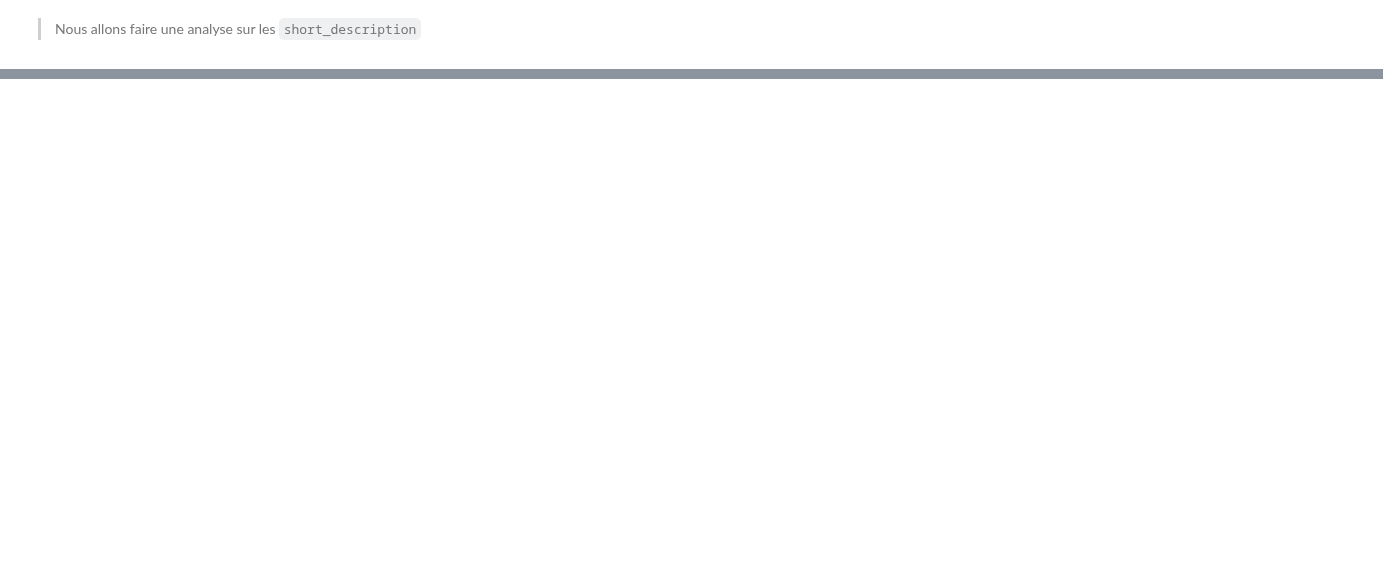
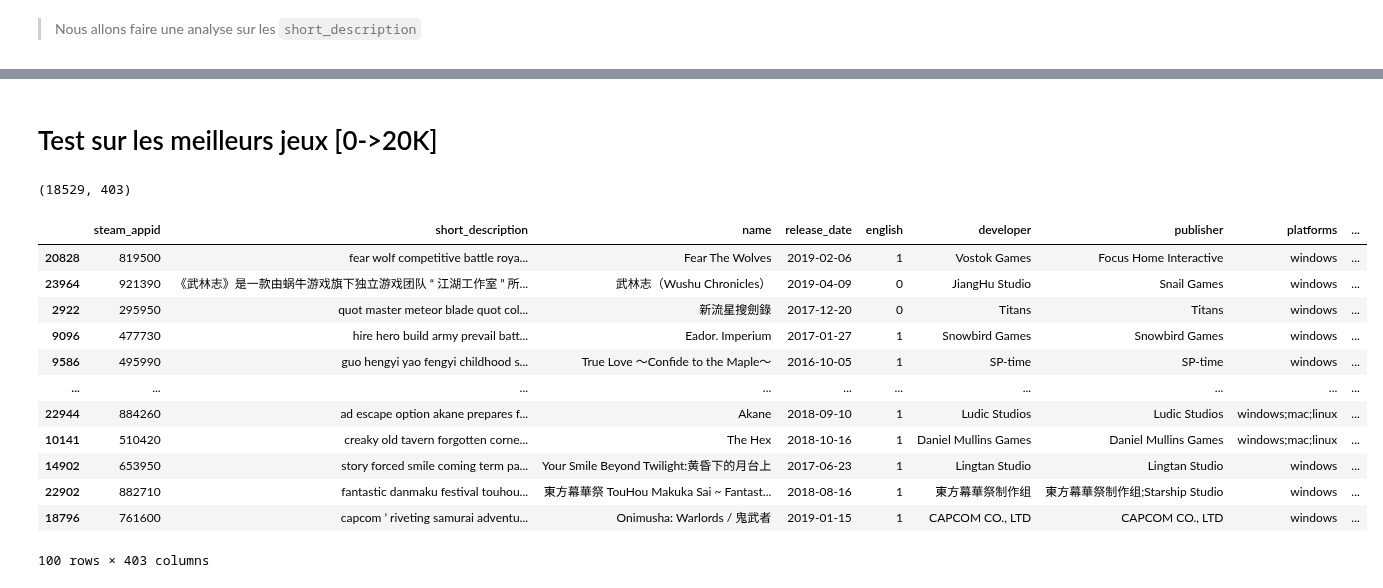
Before and after one commit to Rvanelven/steamator, a Jupyter notebook: notebooks/nathan_#39_nlp_short_descriptions.ipynb, the cells around one changed output, grey strips where cells are left out. Saved outputs shown, nothing was run; the diff lists cells and outputs as text; code cells hidden in the pictures; blank space fills up the shorter version.

```diff
--- a/notebooks/nathan_#39_nlp_short_descriptions.ipynb
+++ b/notebooks/nathan_#39_nlp_short_descriptions.ipynb
@@ -165,0 +151,16 @@ one popular online action game time team fortress classic feature nine character
+# %%
+# suppression des stopwords
+from nltk.corpus import stopwords
+from nltk.tokenize import word_tokenize
+
+def remove_stop_words(text):
+    stop_words = set(stopwords.words('english'))
+
+    word_tokens = word_tokenize(text)
+
+    text = [w for w in word_tokens if not w in stop_words]
+
+    return text
+
+df_full['short_description'] = df_full['short_description'].apply(remove_stop_words)
+df_full['short_description'].head()
@@ -165,0 +174,15 @@ one popular online action game time team fortress classic feature nine character
+# %%
+# lemmatizer
+from nltk.stem import WordNetLemmatizer
+
+def lemmatize(text):
+    lemmatizer = WordNetLemmatizer()
+
+    lemmatized = ' '.join(lemmatizer.lemmatize(word) for word in text)
+
+    text = lemmatized
+
+    return text
+
+df_full['short_description'] = df_full['short_description'].apply(lemmatize)
+df_full['short_description'].head()
@@ -165,0 +262,29 @@ one popular online action game time team fortress classic feature nine character
+# %% [markdown]
+# Test sur les meilleurs jeux [0->20K]
+# %%
+# copie du dasatet complet
+df_full2 = df_full.copy()
+# %%
+# creation d'un masque pour ne travailler que sur les jeux entre 0 et 20K owner_median
+df_full2 = df_full2[df_full2["owner_median"] == 10000]
+df_full2.shape
+# %% [output]
+(18529, 403)
+# %%
+# tri par owner_median
+df_full2 = df_full2.sort_values(by="nb_review",ascending=False).head(100)
+df_full2
+# %% [output]
+|  | steam_appid | short_description | name | release_date | english | developer | publisher | platforms | ... |
+| 20828 | 819500 | fear wolf competitive battle roya... | Fear The Wolves | 2019-02-06 | 1 | Vostok Games | Focus Home Interactive | windows | ... |
+| 23964 | 921390 | 《武林志》是一款由蜗牛游戏旗下独立游戏团队 “ 江湖工作室 ” 所... | 武林志（Wushu Chronicles） | 2019-04-09 | 0 | JiangHu Studio | Snail Games | windows | ... |
+| 2922 | 295950 | quot master meteor blade quot col... | 新流星搜劍錄 | 2017-12-20 | 0 | Titans | Titans | windows | ... |
+| 9096 | 477730 | hire hero build army prevail batt... | Eador. Imperium | 2017-01-27 | 1 | Snowbird Games | Snowbird Games | windows | ... |
+| 9586 | 495990 | guo hengyi yao fengyi childhood s... | True Love ～Confide to the Maple～ | 2016-10-05 | 1 | SP-time | SP-time | windows | ... |
+| ... | ... | ... | ... | ... | ... | ... | ... | ... | ... |
+| 22944 | 884260 | ad escape option akane prepares f... | Akane | 2018-09-10 | 1 | Ludic Studios | Ludic Studios | windows;mac;linux | ... |
+| 10141 | 510420 | creaky old tavern forgotten corne... | The Hex | 2018-10-16 | 1 | Daniel Mullins Games | Daniel Mullins Games | windows;mac;linux | ... |
+| 14902 | 653950 | story forced smile coming term pa... | Your Smile Beyond Twilight:黄昏下的月台上 | 2017-06-23 | 1 | Lingtan Studio | Lingtan Studio | windows | ... |
+| 22902 | 882710 | fantastic danmaku festival touhou... | 東方幕華祭 TouHou Makuka Sai ~ Fantast... | 2018-08-16 | 1 | 東方幕華祭制作组 | 東方幕華祭制作组;Starship Studio | windows | ... |
+| 18796 | 761600 | capcom ’ riveting samurai adventu... | Onimusha: Warlords / 鬼武者 | 2019-01-15 | 1 | CAPCOM CO., LTD | CAPCOM CO., LTD | windows | ... |
+100 rows × 403 columns
```
Also changed, not shown: parts of 52 cells of this notebook, 1 other file.
